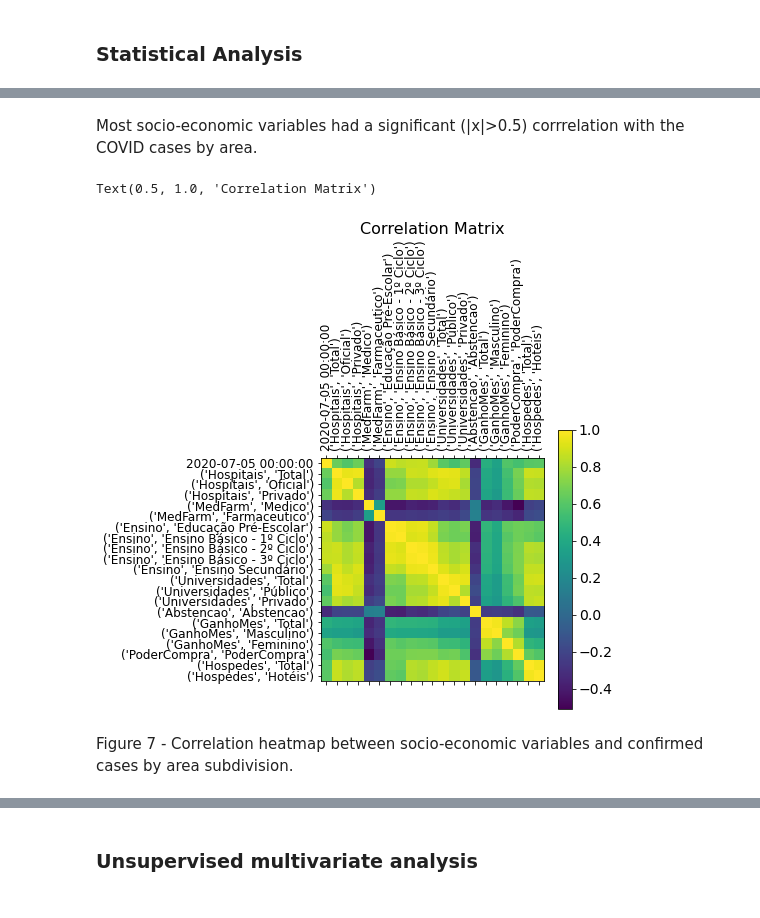
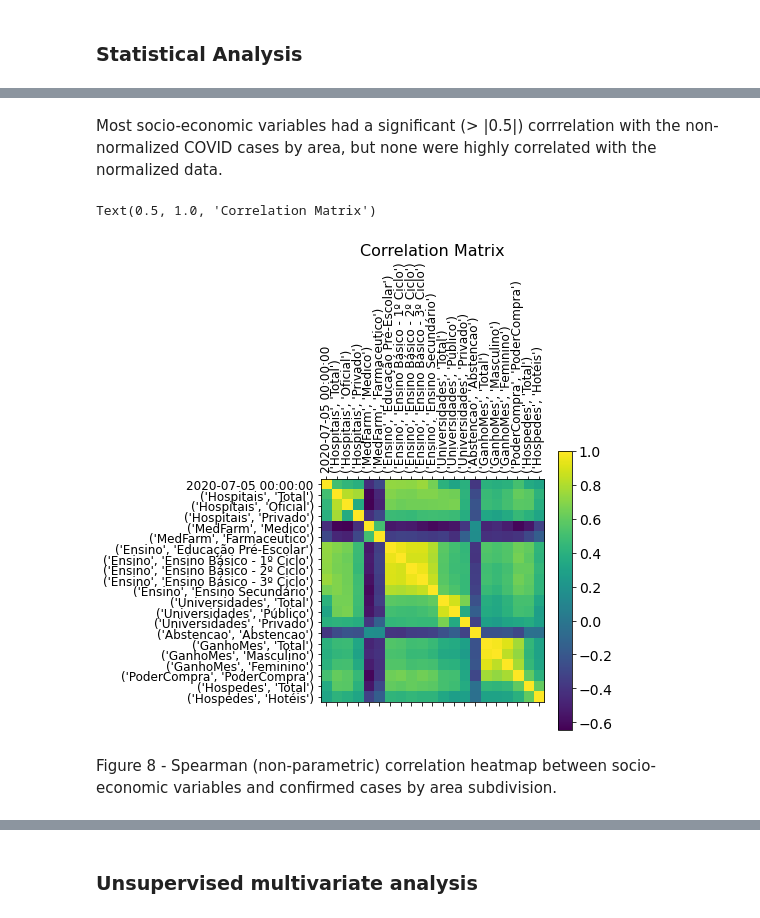
Before and after one commit to MariaPessoa/G1-SIB-DataScience4Covid, a Jupyter notebook: MM_JC_CB_RC_cv19pt_sib.ipynb, the cells around one changed output, grey strips where cells are left out. Cells and saved outputs as stored; diff of their text form; code cells hidden in the pictures.

```diff
--- a/MM_JC_CB_RC_cv19pt_sib.ipynb
+++ b/MM_JC_CB_RC_cv19pt_sib.ipynb
@@ -189,40 +201,3 @@ conc_data NA count by date:
                '2020-03-29', '2020-03-28', '2020-03-27', '2020-03-26',
                '2020-03-25', '2020-03-24'],
               dtype='datetime64[ns]', name='data', freq=None)
-# %%
-#area name mismatch
-get_data_diff = set(conc_get["Concelho"]).difference(set(conc_data.columns.values))
-conc_data = conc_data.filter(conc_get["Concelho"],axis=1)
-conc_get = conc_get[~conc_get["Concelho"].isin(get_data_diff)]
-more_pordata = more_pordata[~more_pordata.index.isin(get_data_diff)]
-
-print("conc_data Shape:",conc_data.shape)
-print("conc_data NA count:",conc_data.isna().sum().sum(), f"(-{round(100-(conc_data.isna().sum().sum()*100/na_ref),1)}%)")
-print("conc_get Shape:",conc_get.shape)
-print("more_pordata Shape:",more_pordata.shape)
-# temp_precip has more missing
-print("temp_precip missing areas:",len(set(conc_data.columns.values).difference(set(temp_precip.columns.get_level_values(1)))))
-
-# remove/replace NAs (naive)
-conc_data.fillna(0, inplace=True)
-data.fillna(0, inplace=True)
-extra_data.fillna(0,inplace=True)
-
-#NAO PODEMOS USAR OS DADOS DIARIOS + SEMANAIS NOS GRAFS ETC!!!
-conc_pop = conc_data.reset_index().melt(id_vars=['data'], var_name='Concelho', value_name='Casos')
-conc_pop = conc_pop.merge(conc_get[['Concelho', 'Total']], how='left', left_on='Concelho', right_on='Concelho')
-#normalize by population, per 100k people
-conc_pop['Racio'] = round(conc_pop['Casos'] * 100*1000 / conc_pop['Total'], 1)
-conc_pop = conc_pop.pivot_table(values='Racio', index='data', columns='Concelho')
-print("conc_pop (conc_data normalized per 100k people):\n",conc_pop.iloc[-5:,:5]) #tail but less columns
-
-#convert daily to weekly
-weekly = []
-weekly_dates = []
-for i in range(0,len(conc_pop.index)-6,7):
-    weekly_dates.append(conc_pop.index[i])
-    weekly.append(conc_pop.loc[conc_pop.index[i:i+7],:].sum())
-conc_pop_wee = pd.DataFrame(weekly,index=weekly_dates)
-conc_pop_wee.index.rename("data",inplace=True)
-# print(len(fixed.index),len(fixed.index)%7) #all good
-print("conc_pop weekly:\n",conc_pop_wee.iloc[-5:,:5])
@@ -553,20 +627,21 @@ MannwhitneyuResult(statistic=17.0, pvalue=0.3085375387259869)
 # %% [markdown]
-Most socio-economic variables had a significant (|x|>0.5) corrrelation with the COVID cases by area.
+Most socio-economic variables had a significant (> |0.5|) corrrelation with the non-normalized COVID cases by area, but none were highly correlated with the normalized data.
 # %%
 conc_pop2 = conc_data.tail(1).transpose().filter(more_pordata.index,axis=0)
 latest = pd.concat((conc_pop2,more_pordata),axis=1)
 #correlation != causation
-corr = latest.corr()
+#default is pearson which is parametric!
+corr = latest.corr(method="spearman")
 
 f = plt.figure(figsize=(5, 5))
 plt.matshow(corr, fignum=f.number)
 plt.xticks(range(latest.shape[1]), latest.columns.get_level_values(0), fontsize=12, rotation=90)
 plt.yticks(range(latest.shape[1]), latest.columns.get_level_values(0), fontsize=12)
 cb = plt.colorbar()
 cb.ax.tick_params(labelsize=14)
 plt.title('Correlation Matrix', fontsize=16)
 # %% [output]
 Text(0.5, 1.0, 'Correlation Matrix')
-[figure, old version]
+[figure, new version]
 # %% [markdown]
-Figure 7 - Correlation heatmap between socio-economic variables and confirmed cases by area subdivision.
+Figure 8 - Spearman (non-parametric) correlation heatmap between socio-economic variables and confirmed cases by area subdivision.
```
Also changed, not shown: parts of 86 cells of this notebook, 1 other file.
